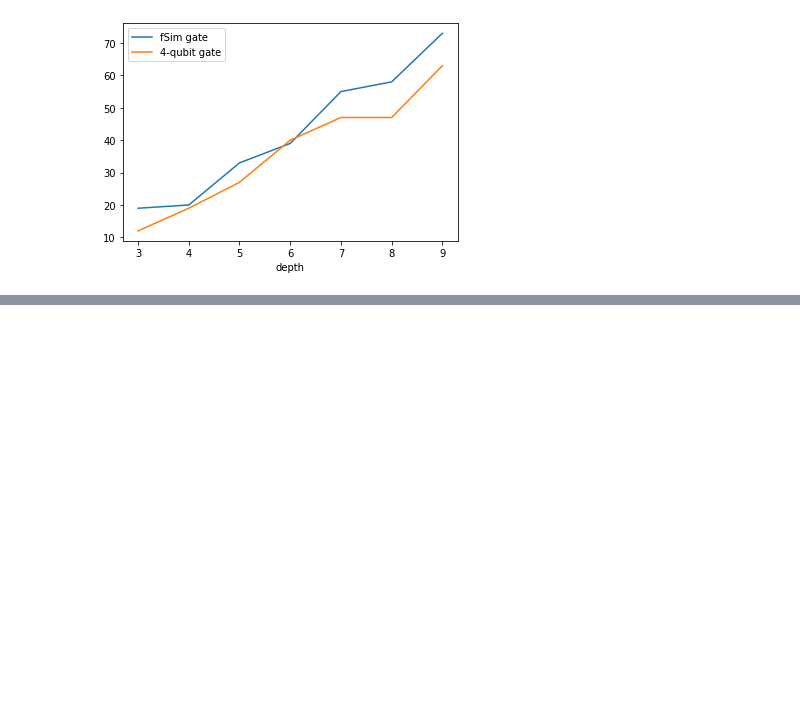
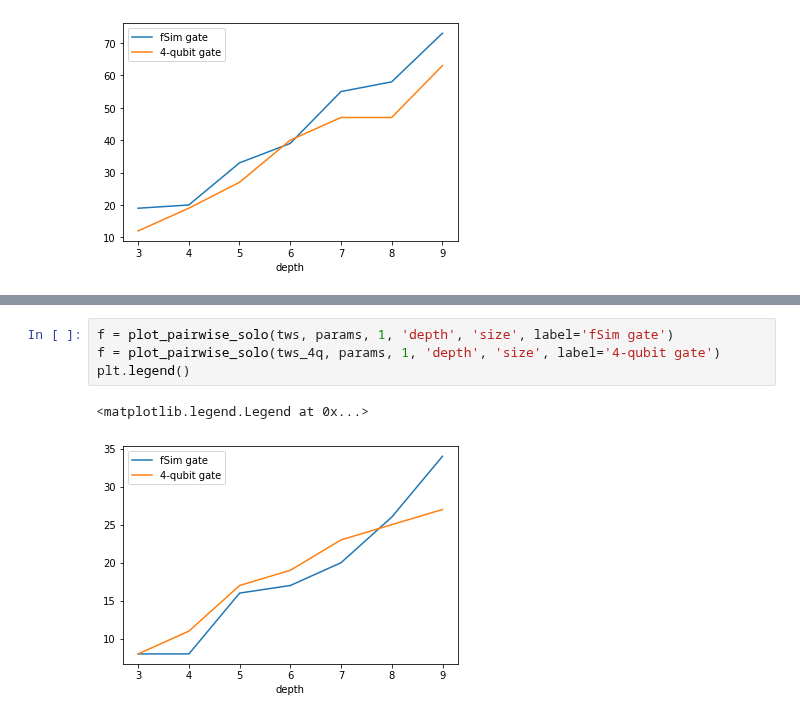
Before and after one commit to danlkv/QTensor, a Jupyter notebook: scratchpad/notebooks/LHZ treewidth of 4-body.ipynb, the cells around one changed output, grey strips where cells are left out. Saved outputs shown, nothing was run; the diff lists cells and outputs as text; blank space fills up the shorter version.

```diff
--- a/scratchpad/notebooks/LHZ treewidth of 4-body.ipynb
+++ b/scratchpad/notebooks/LHZ treewidth of 4-body.ipynb
@@ -337,0 +363,7 @@ plt.legend()
+# %%
+f = plot_pairwise_solo(tws, params, 1, 'depth', 'size', label='fSim gate')
+f = plot_pairwise_solo(tws_4q, params, 1, 'depth', 'size', label='4-qubit gate')
+plt.legend()
+# %% [output]
+<matplotlib.legend.Legend at 0x...>
+[figure, added]
```
Also changed, not shown: parts of 9 cells of this notebook.
